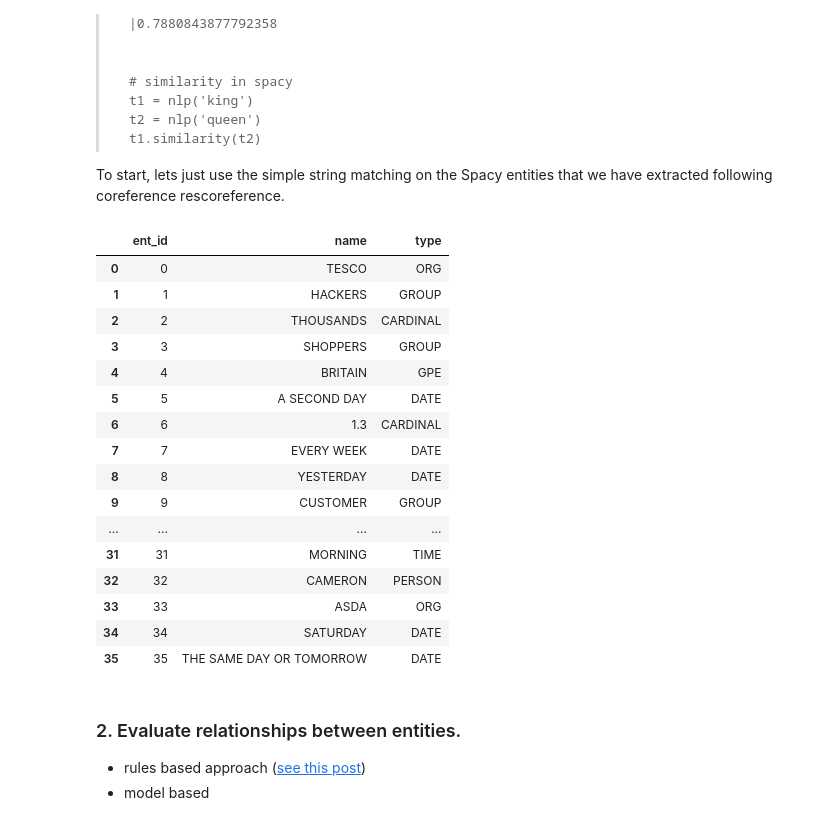
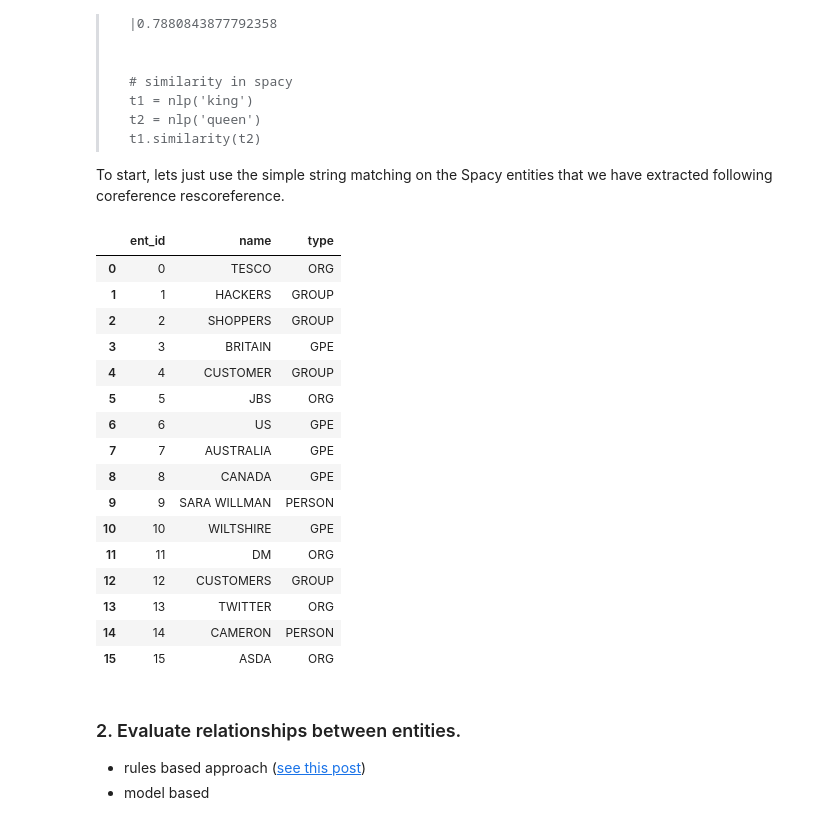
Before and after one commit to bpostance/learn_data_science, a Jupyter notebook: NLP/04_KG/0.1-kg-model-based-extraction-v0.0.ipynb, the cells around one changed output. Cells and saved outputs as stored; diff of their text form; code cells hidden in the pictures.

```diff
--- a/NLP/04_KG/0.1-kg-model-based-extraction-v0.0.ipynb
+++ b/NLP/04_KG/0.1-kg-model-based-extraction-v0.0.ipynb
@@ -204,52 +204,57 @@ To start, lets just use the simple string matching on the Spacy entities that we
 
 ## get spacy entities using dictionary
 # from collections import defaultdict
 # def get_spacy_entities(doc):
 #     tmp = list()
 #     for ent in doc.ents:
 #         tmp.append({ent.text.upper():(ent.start_char,ent.end_char)})
 
 #     out = defaultdict(list)
 #     for myd in tmp:
 #         for k, v in myd.items():
 #             out[k].append(v)
 #     return dict(out)
 
 ## get spacy entities using dataframe
 def get_spacy_entities(doc):
+    """
+    extract Spacy named entities, by type, and formate as DataFrame.
+    Note! Index of DataFrame must mirror ent_id
+    """
     tmp = dict()
     for num,ent in enumerate(doc.ents):
-        tmp[num] = dict(mention_id=num,
-                        name=ent.text.upper(),
-                        type=ent.label_,
-                        start=ent.start_char,
-                        end=ent.end_char)
+        if ent.label_ in ['GROUP','GPE','PERSON','ORG',]:
+            tmp[num] = dict(mention_id=num,
+                            name=ent.text.upper(),
+                            type=ent.label_,
+                            start=ent.start_char,
+                            end=ent.end_char)
 
     entities = pd.DataFrame.from_dict(data=tmp,orient='index')
     entities['ent_id'] = pd.factorize(entities['name'])[0]
     return entities
 
 entities = get_spacy_entities(doc)
 unique_entities = entities[['ent_id','name','type']].drop_duplicates(ignore_index=True)
 unique_entities
 # %% [output]
 |  | ent_id | name | type |
 | 0 | 0 | TESCO | ORG |
 | 1 | 1 | HACKERS | GROUP |
-| 2 | 2 | THOUSANDS | CARDINAL |
-| 3 | 3 | SHOPPERS | GROUP |
-| 4 | 4 | BRITAIN | GPE |
-| 5 | 5 | A SECOND DAY | DATE |
-| 6 | 6 | 1.3 | CARDINAL |
-| 7 | 7 | EVERY WEEK | DATE |
-| 8 | 8 | YESTERDAY | DATE |
-| 9 | 9 | CUSTOMER | GROUP |
-| ... | ... | ... | ... |
-| 31 | 31 | MORNING | TIME |
-| 32 | 32 | CAMERON | PERSON |
-| 33 | 33 | ASDA | ORG |
-| 34 | 34 | SATURDAY | DATE |
-| 35 | 35 | THE SAME DAY OR TOMORROW | DATE |
+| 2 | 2 | SHOPPERS | GROUP |
+| 3 | 3 | BRITAIN | GPE |
+| 4 | 4 | CUSTOMER | GROUP |
+| 5 | 5 | JBS | ORG |
+| 6 | 6 | US | GPE |
+| 7 | 7 | AUSTRALIA | GPE |
+| 8 | 8 | CANADA | GPE |
+| 9 | 9 | SARA WILLMAN | PERSON |
+| 10 | 10 | WILTSHIRE | GPE |
+| 11 | 11 | DM | ORG |
+| 12 | 12 | CUSTOMERS | GROUP |
+| 13 | 13 | TWITTER | ORG |
+| 14 | 14 | CAMERON | PERSON |
+| 15 | 15 | ASDA | ORG |
 # %% [markdown]
 ### 2. Evaluate relationships between entities.
 
```
Also changed, not shown: parts of 5 cells of this notebook.
